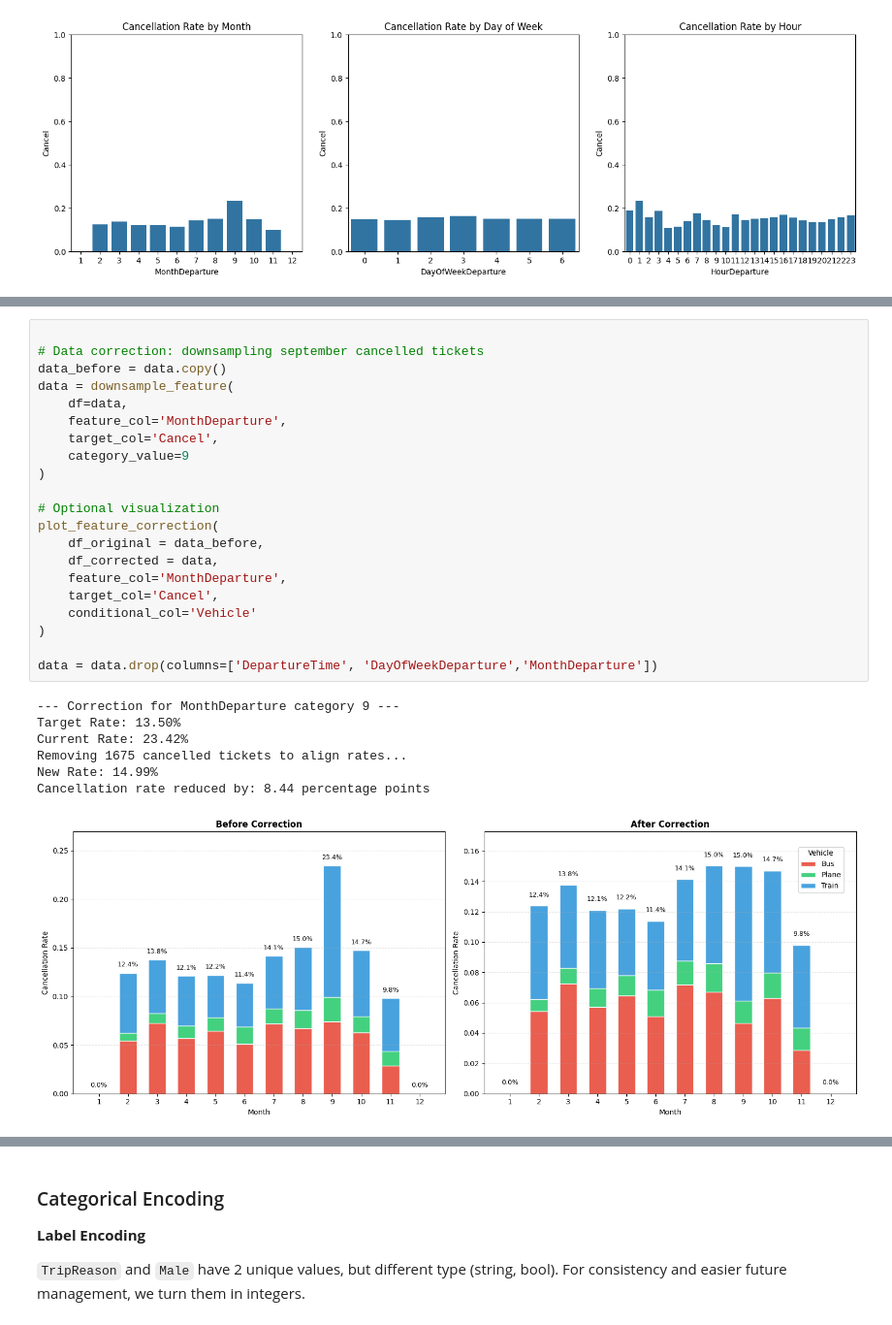
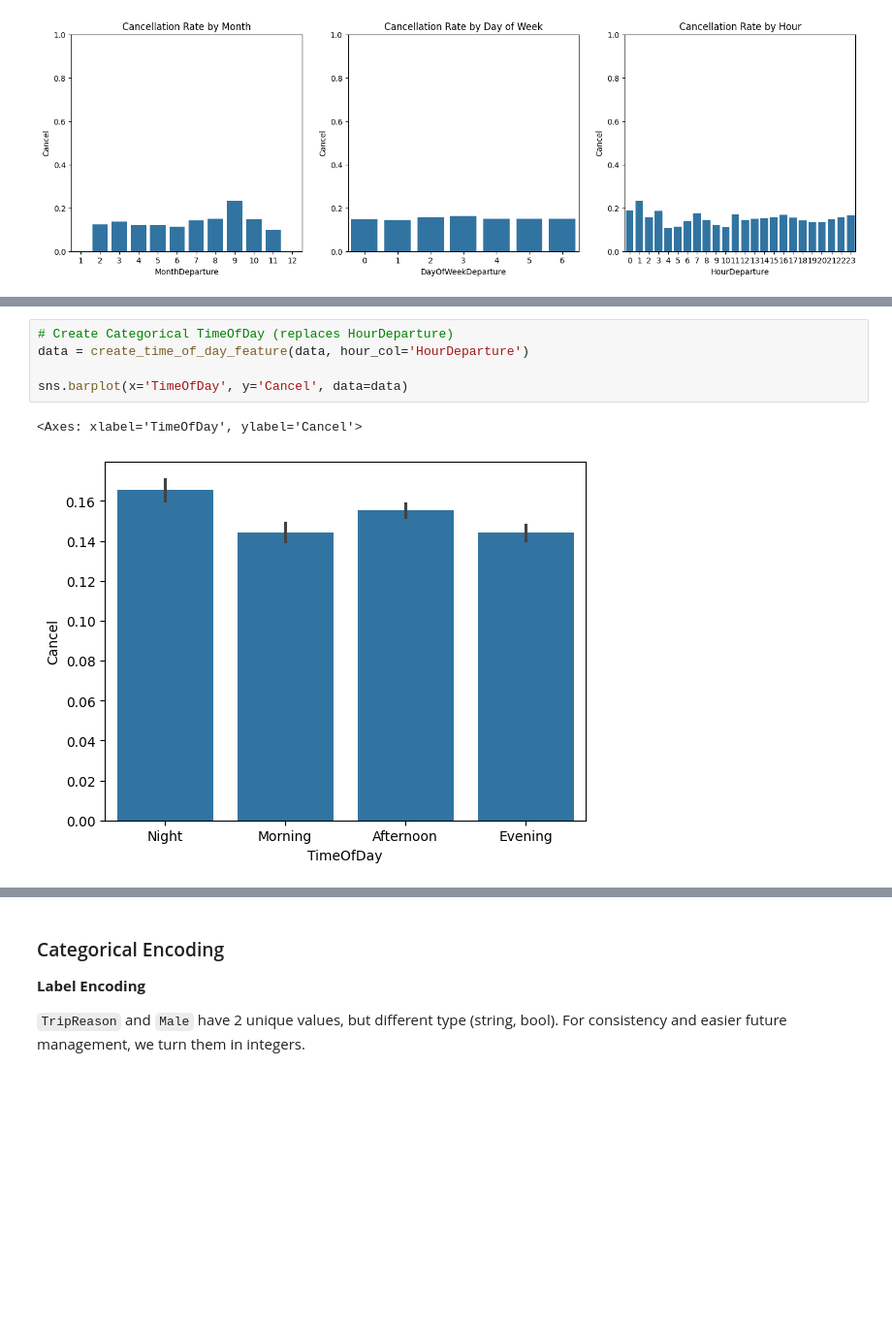
Before and after one commit to silviacalabretta/statistical-methods-project, a Jupyter notebook: notebooks/01_feature_selection_and_analysis.ipynb, the cells around one changed output, grey strips where cells are left out. Shown at 97% size. Cells and saved outputs as stored; diff of their text form; blank space fills up the shorter version.

Commit message:
TimeOfDay plots

```diff
--- a/notebooks/01_feature_selection_and_analysis.ipynb
+++ b/notebooks/01_feature_selection_and_analysis.ipynb
@@ -390,29 +386,8 @@ We also drop `DayOfWeekDeparture` due to its lack of predictive power, and keep
 # %%
+# Create Categorical TimeOfDay (replaces HourDeparture)
+data = create_time_of_day_feature(data, hour_col='HourDeparture')
 
-# Data correction: downsampling september cancelled tickets
-data_before = data.copy()
-data = downsample_feature(
-    df=data,
-    feature_col='MonthDeparture',
-    target_col='Cancel',
-    category_value=9
-)
-
-# Optional visualization
-plot_feature_correction(
-    df_original = data_before,
-    df_corrected = data,
-    feature_col='MonthDeparture',
-    target_col='Cancel',
-    conditional_col='Vehicle'
-)
-
-data = data.drop(columns=['DepartureTime', 'DayOfWeekDeparture','MonthDeparture'])
+sns.barplot(x='TimeOfDay', y='Cancel', data=data)
 # %% [output]
---- Correction for MonthDeparture category 9 ---
-Target Rate: 13.50%
-Current Rate: 23.42%
-Removing 1675 cancelled tickets to align rates...
-New Rate: 14.99%
-Cancellation rate reduced by: 8.44 percentage points
+<Axes: xlabel='TimeOfDay', ylabel='Cancel'>
-[figure, old version]
+[figure, new version]
```
Also changed, not shown: parts of 12 cells of this notebook.
